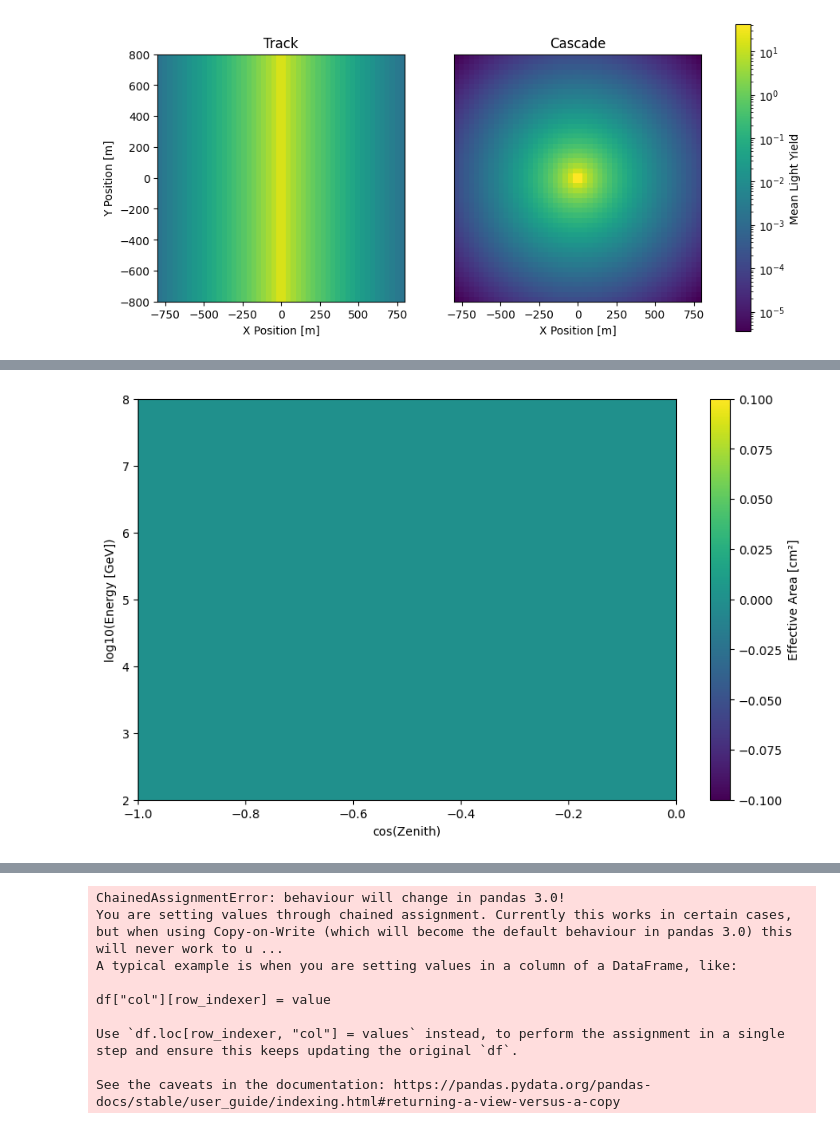
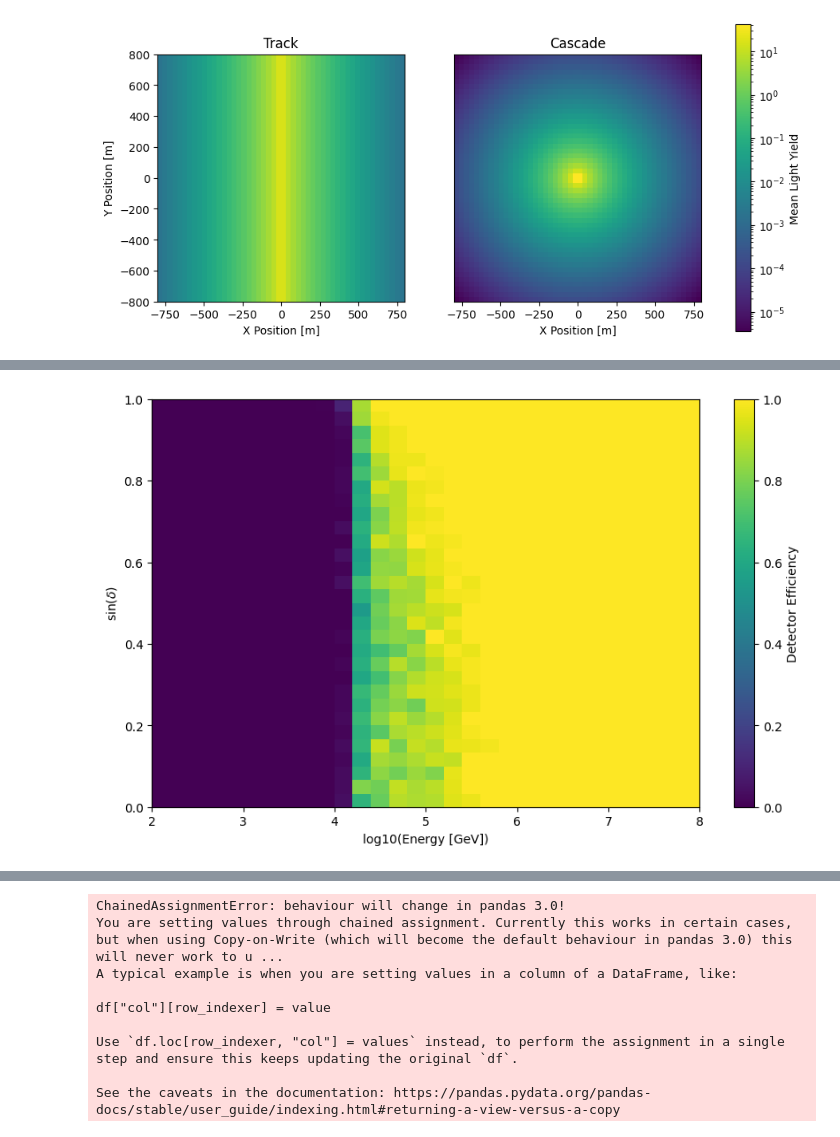
Before and after one commit to kristiantcho/nugget, a Jupyter notebook: nugget/examples/loss_landscape_test.ipynb, the cells around one changed output, grey strips where cells are left out. Saved outputs shown, nothing was run; the diff lists cells and outputs as text; code cells hidden in the pictures.

```diff
--- a/nugget/examples/loss_landscape_test.ipynb
+++ b/nugget/examples/loss_landscape_test.ipynb
@@ -249,7 +248,7 @@ Building parallel network architecture:
 # %%
 importlib.reload(nugget.losses.fisher_info)
 importlib.reload(nugget.losses.fisher_info_helpers)
-# importlib.reload(nugget.losses.effective_area)
+importlib.reload(nugget.losses.effective_area)
 # importlib.reload(nugget.losses.trigger)
 angular_resolution_loss = nugget.losses.fisher_info.WeightedResolutionLoss(
     device=device,
@@ -265,16 +264,18 @@ angular_resolution_loss = nugget.losses.fisher_info.WeightedResolutionLoss(
 #     fisher_info_params=['position','energy', 'direction'])
 
 trigger_loss = nugget.losses.trigger.TriggerLoss(
+    device=device,
     light_yield_threshold=6.0,
     distance_bar_length=550.0,
-    distance_bar_step=None,
+    distance_bar_step=50.0,
     min_points_threshold=30.0,
     t1_temperature=1.0,
     t3_temperature=6.0,
     t_temperature=6.0,
-    use_hard_cuts=False,
+    use_hard_cuts=True,
 )
 effective_area_loss = nugget.losses.effective_area.EffectiveAreaLoss(
+    device=device,
     domain_size=1200,
     trigger=trigger_loss
     )
@@ -290,7 +291,7 @@ geometry = nugget.geometries.EvanescentString.EvanescentString(
             domain_size=1600,  # Size of detector domain
             # device=torch.device('cuda' if torch.cuda.is_available() else 'cpu'),  # Use GPU if available
             dim=3,  # 3D geometry
-            n_strings=70,  # Initial number of detector strings
+            n_strings=1000,  # Initial number of detector strings
             points_per_string=20,  # Number of PMTs/sensors per string
             # starting_weight=-0.5,  # Initial weight for each string (controls visibility)
             # custom_string_spacing=0.09  # Custom spacing between strings
@@ -310,8 +311,8 @@ loss_params = {
 # 'fisher_info_llr_net': llr_net,
 'use_relative_energy': True,
 'signal_sampler': signal_sampler,
-'num_events':len(test_signal_events),
-'signal_event_params': test_signal_events,
+# 'num_events':len(test_signal_events),
+# 'signal_event_params': test_signal_events,
 # 'signal_event_params': [pickle.load(open('/u/kristiantcho/ptmp/nugget/nugget/examples/res_test_signal_events_100_2.pkl', 'rb'))[1]],
 'fisher_info_llr_iterations': 200,
 'llr_event_labels': ['position','energy', 'direction'],
@@ -330,12 +331,17 @@ loss_params = {
 
 
 'use_batched_trigger': True,
+'use_batched_binned_trigger': True,
 'use_irregular_cylinder': False,
 'num_events_per_bin': 100,
 'num_energy_bins': 30,
 'num_zenith_bins': 30,
-'per_event_effective_area_loss': True,
-
+'per_event_effective_area_loss': False,
+'perfect_efficiency': False,
+'cos_zenith_range': (-1, 0),
+'binned_trigger_batch_size': 100,
+'batched_surrogate_func': batched_track_surrogate,
+'detach_trigger': False,
 
 # 'precomputed_fisher_info_per_string_per_event': torch.load('/u/kristiantcho/ptmp/nugget/nugget/examples/res_test_fisher_info_per_string_per_event_100_base_geom_2.pt')
 }
@@ -379,26 +365,29 @@ tensor([0.0000e+00, 0.0000e+00, 0.0000e+00, 0.0000e+00, 0.0000e+00, 0.0000e+00,
 # %%
 energy_range = (1e2, 1e8)
-zenith_range = (-1,0)
+zenith_range = (0,1)
 num_energy_bins = 30
 num_zenith_bins = 30
 energy_bins = torch.linspace(np.log10(energy_range[0]), np.log10(energy_range[1]), num_energy_bins+1)
 zenith_bins = torch.linspace(zenith_range[0], zenith_range[1], num_zenith_bins+1)
 energy_centers = 10**((energy_bins[:-1] + energy_bins[1:]) / 2)
 zenith_centers = (zenith_bins[:-1] + zenith_bins[1:]) / 2
-effective_areas = loss_dict['detector_efficiencies'].cpu().numpy()
+# effective_areas = new_loss_dict['effective_area_matrix'].cpu().numpy()*1e4
+effective_areas = new_loss_dict['detector_efficiencies'].cpu().numpy()
 #plot heatmap with mplotlib
 plt.figure(figsize=(10, 6))
-plt.imshow(effective_areas*1e4, #convert to cm²
-           extent=[zenith_range[0], zenith_range[1], np.log10(energy_range[0]), np.log10(energy_range[1])],
+# rotate the effective area matrix so that the x axis corresponds to energy and y axis corresponds to zenith
+plt.imshow(np.flip(effective_areas, 0),
+           extent=[np.log10(energy_range[0]), np.log10(energy_range[1]), zenith_range[0], zenith_range[1]],
            aspect='auto',
            origin='lower',
            cmap='viridis',
         #    norm=LogNorm()
 )
 #scale colorbar to log scale
-plt.colorbar(label='Effective Area [cm²]')
-plt.xlabel('cos(Zenith)')
-plt.ylabel('log10(Energy [GeV])')
+# plt.colorbar(label='Effective Area [cm²]')
+plt.colorbar(label='Detector Efficiency')
+plt.ylabel(r'$\sin(\delta)$')
+plt.xlabel('log10(Energy [GeV])')
 plt.show()
 # %% [output]
-[figure, old version]
+[figure, new version]
```
Also changed, not shown: parts of 15 cells of this notebook, 4 other files.
